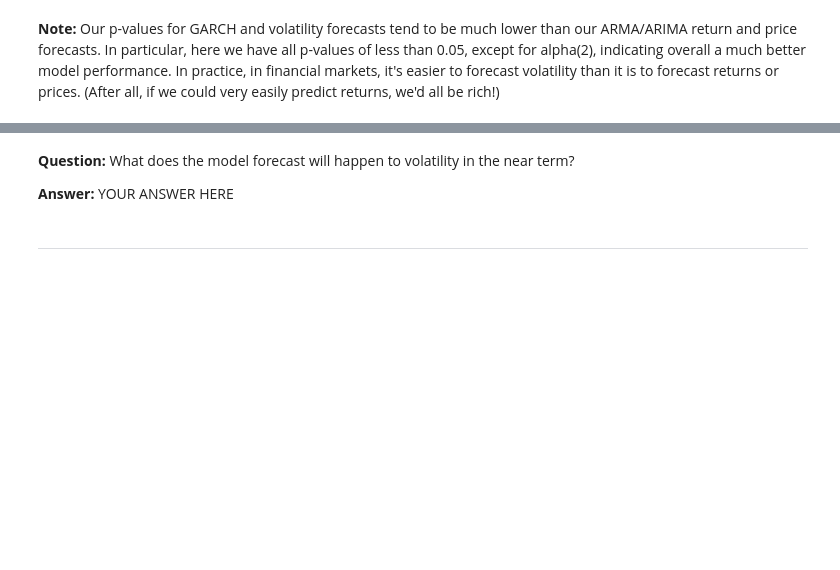
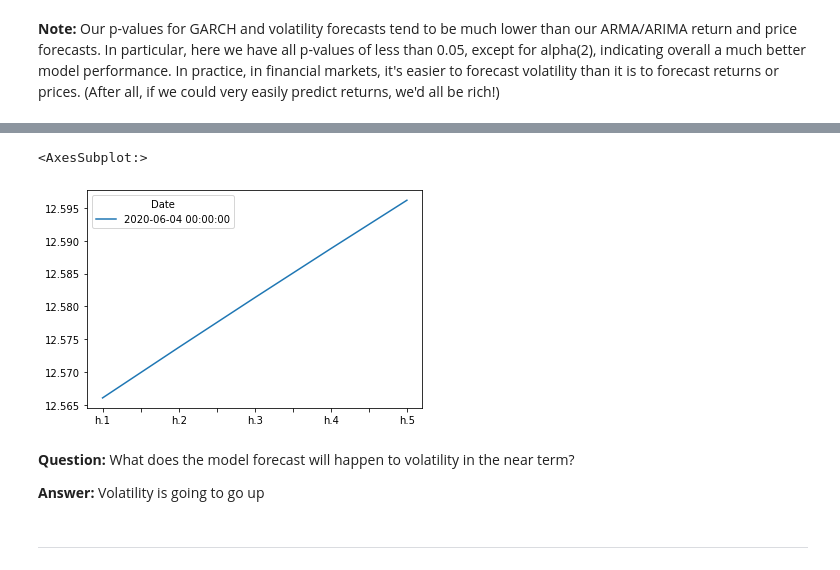
Before and after one commit to imjusthere92/unit10-homework, a Jupyter notebook: time_series_analysis.ipynb, the cells around one changed output, grey strips where cells are left out. Saved outputs shown, nothing was run; the diff lists cells and outputs as text; code cells hidden in the pictures; blank space fills up the shorter version.

```diff
--- a/time_series_analysis.ipynb
+++ b/time_series_analysis.ipynb
@@ -272,9 +310,10 @@ ModuleNotFoundError: No module named 'arch'
 # %%
 # Estimate a GARCH model:
 # YOUR CODE HERE!
-
+model = arch_model(returns, mean="Zero", vol="GARCH", p=1, q=1)
 # Fit the model
 # YOUR CODE HERE!
+res = model.fit(disp="off")
 # %%
 # Summarize the model results
 # YOUR CODE HERE!
@@ -290,3 +348,5 @@ forecast_horizon = 5
 
 # Start the forecast using the last_day calculated above
 # YOUR CODE HERE!
+forecasts = res.forecast(start=last_day, horizon=forecast_horizon)
+forecasts
@@ -301,10 +383,14 @@ final.head()
 # %%
 # Plot the final forecast
 # YOUR CODE HERE!
+final.plot()
+# %% [output]
+<AxesSubplot:>
+[figure, added]
 # %% [markdown]
 **Question:** What does the model forecast will happen to volatility in the near term?
 
-**Answer:** YOUR ANSWER HERE
+**Answer:** Volatility is going to go up
 # %% [markdown]
 ---
 # %% [markdown]
```
Also changed, not shown: parts of 19 cells of this notebook.
